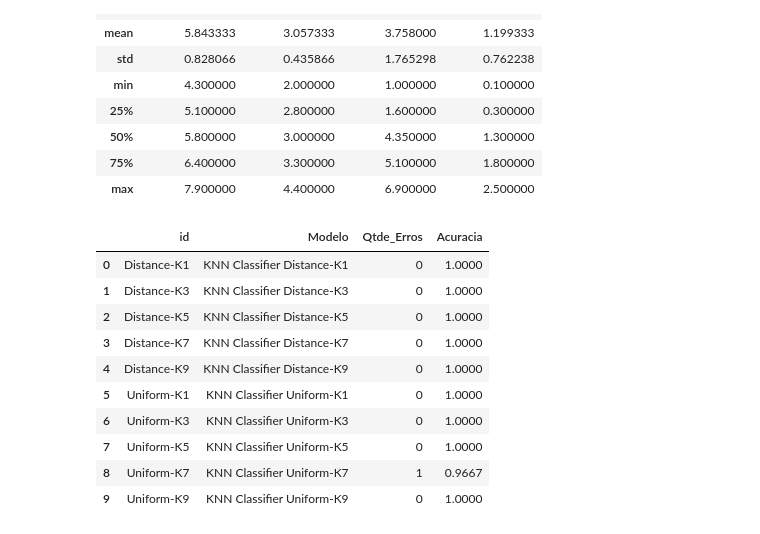
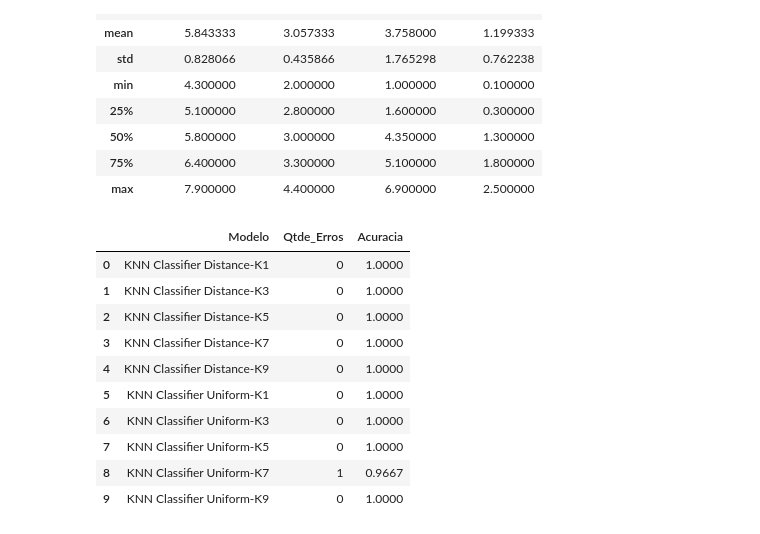
Before and after one commit to Giovanni-Hessel/FIAP-ML-2026, a Jupyter notebook: CHECKPOINT_1_–_Machine_Learning_&_Statistical_Computing.ipynb, the cells around one changed output. Cells and saved outputs as stored; diff of their text form; code cells hidden in the pictures.

```diff
--- a/CHECKPOINT_1_–_Machine_Learning_&_Statistical_Computing.ipynb
+++ b/CHECKPOINT_1_–_Machine_Learning_&_Statistical_Computing.ipynb
@@ -101,30 +103,32 @@ for k in ks:
   mls_knn_classifier.append({"id": id, 'modelo': ml_knn_classifier}) #modelo treinado
   preds_knn_classifier.append({"id": id, 'modelo': pred_knn_classifier}) #resultado do teste
 # %%
-#Calculando a acuracia
+#Calculando a acuracia e mostrando em tabela
 from sklearn.metrics import accuracy_score
 
 laccuracy = []
 
-for pred in sorted(preds_knn_classifier, key=lambda x: x['id']):
+for pred in sorted(preds_knn_classifier, key=lambda x: x['id']): #iterando os dados ordenados pela coluna id
+
+  #Criando um dicionario para cada linha para apresentar em formato de tabela.
   laccuracy.append({
-            "id" : pred['id']
-            ,"Modelo" : f"KNN Classifier {pred['id']}"
+             "Modelo" : f"KNN Classifier {pred['id']}"
             ,'Qtde_Erros' : int(np.sum(y_test != pred['modelo']))
             ,"Acuracia" : round(accuracy_score(y_test, pred['modelo']),4)
 })
 
+#Transformando a lista em um dataframe e mostrando os dados.
 df_accuracy = pd.DataFrame(laccuracy)
 df_accuracy.head(30)
 # %% [output]
-|  | id | Modelo | Qtde_Erros | Acuracia |
-| 0 | Distance-K1 | KNN Classifier Distance-K1 | 0 | 1.0000 |
-| 1 | Distance-K3 | KNN Classifier Distance-K3 | 0 | 1.0000 |
-| 2 | Distance-K5 | KNN Classifier Distance-K5 | 0 | 1.0000 |
-| 3 | Distance-K7 | KNN Classifier Distance-K7 | 0 | 1.0000 |
-| 4 | Distance-K9 | KNN Classifier Distance-K9 | 0 | 1.0000 |
-| 5 | Uniform-K1 | KNN Classifier Uniform-K1 | 0 | 1.0000 |
-| 6 | Uniform-K3 | KNN Classifier Uniform-K3 | 0 | 1.0000 |
-| 7 | Uniform-K5 | KNN Classifier Uniform-K5 | 0 | 1.0000 |
-| 8 | Uniform-K7 | KNN Classifier Uniform-K7 | 1 | 0.9667 |
-| 9 | Uniform-K9 | KNN Classifier Uniform-K9 | 0 | 1.0000 |
+|  | Modelo | Qtde_Erros | Acuracia |
+| 0 | KNN Classifier Distance-K1 | 0 | 1.0000 |
+| 1 | KNN Classifier Distance-K3 | 0 | 1.0000 |
+| 2 | KNN Classifier Distance-K5 | 0 | 1.0000 |
+| 3 | KNN Classifier Distance-K7 | 0 | 1.0000 |
+| 4 | KNN Classifier Distance-K9 | 0 | 1.0000 |
+| 5 | KNN Classifier Uniform-K1 | 0 | 1.0000 |
+| 6 | KNN Classifier Uniform-K3 | 0 | 1.0000 |
+| 7 | KNN Classifier Uniform-K5 | 0 | 1.0000 |
+| 8 | KNN Classifier Uniform-K7 | 1 | 0.9667 |
+| 9 | KNN Classifier Uniform-K9 | 0 | 1.0000 |
```
Also changed, not shown: parts of 5 cells of this notebook.
